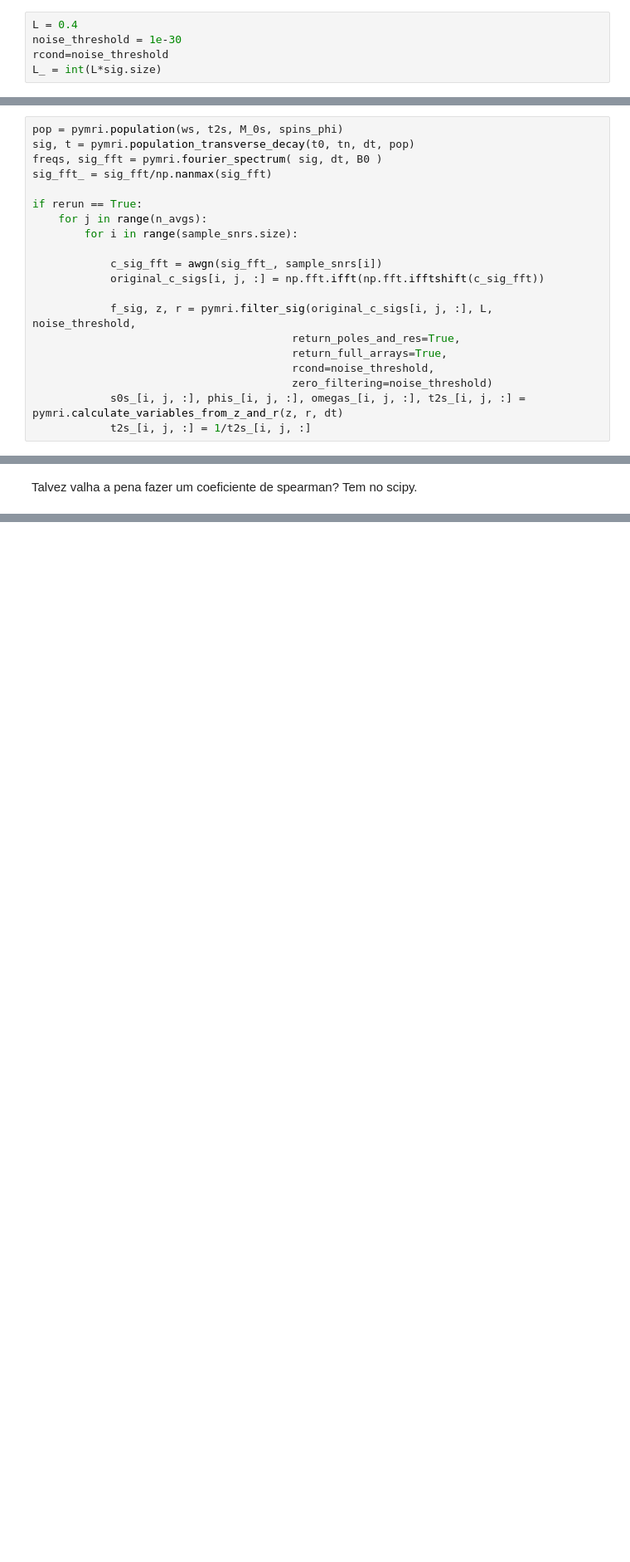
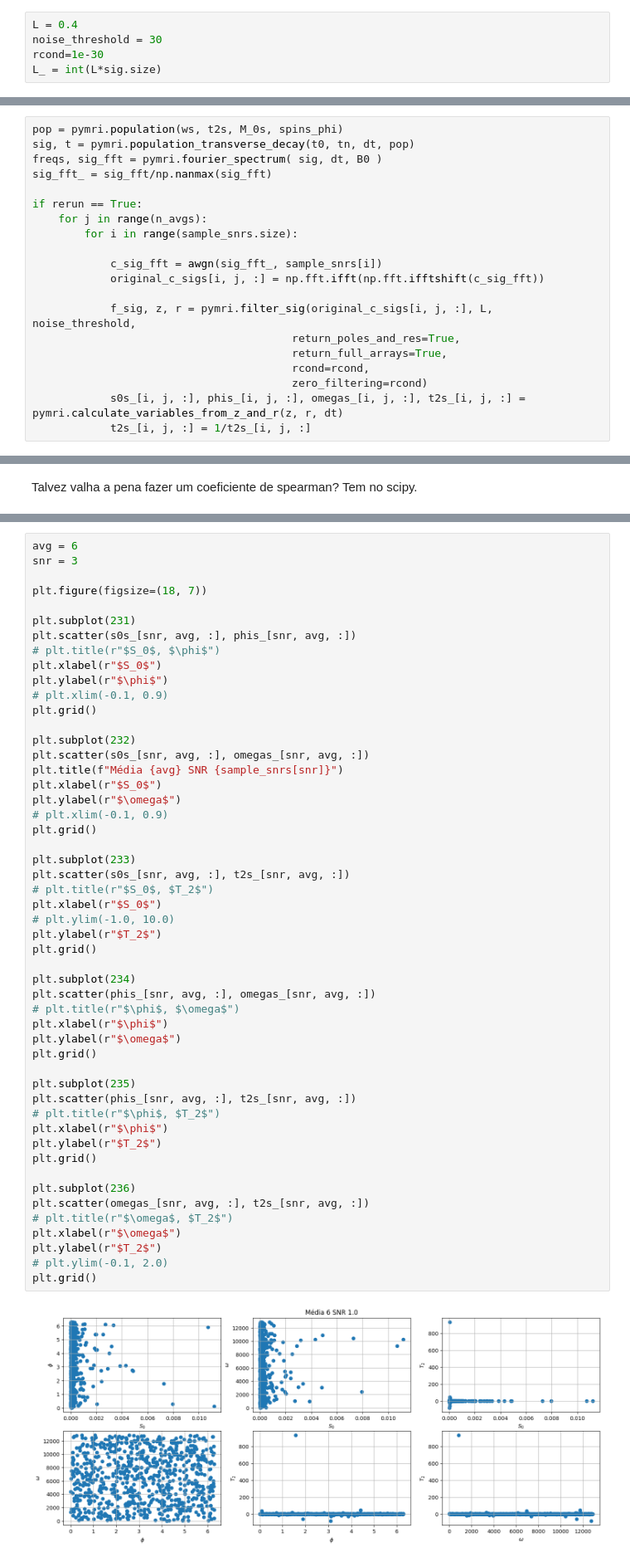
Before and after one commit to JoaoDell/MRI-study, a Jupyter notebook: examples/MPM/variables_correlation.ipynb, the cells around one changed output, grey strips where cells are left out. Shown at 83% size. Saved outputs shown, nothing was run; the diff lists cells and outputs as text; blank space fills up the shorter version.

```diff
--- a/examples/MPM/variables_correlation.ipynb
+++ b/examples/MPM/variables_correlation.ipynb
@@ -38,8 +38,8 @@ pymri.plot_chem_shifts(freqs, sig_fft, 1.0)
 [figure]
 # %%
 L = 0.4
-noise_threshold = 1e-30
-rcond=noise_threshold
+noise_threshold = 30
+rcond=1e-30
 L_ = int(L*sig.size)
 # %%
 sample_snrs = np.array([0.25, 0.50, 0.75, 1.0, 2.5, 5.0, 10.0, 25.0, 50.0, 75.0, 100.0])
@@ -69,8 +69,8 @@ if rerun == True:
             f_sig, z, r = pymri.filter_sig(original_c_sigs[i, j, :], L, noise_threshold,
                                         return_poles_and_res=True,
                                         return_full_arrays=True,
-                                        rcond=noise_threshold,
-                                        zero_filtering=noise_threshold)
+                                        rcond=rcond,
+                                        zero_filtering=rcond)
             s0s_[i, j, :], phis_[i, j, :], omegas_[i, j, :], t2s_[i, j, :] = pymri.calculate_variables_from_z_and_r(z, r, dt)
             t2s_[i, j, :] = 1/t2s_[i, j, :]
 # %%
@@ -244,0 +247,53 @@ Talvez valha a pena fazer um coeficiente de spearman? Tem no scipy.
+# %%
+avg = 6
+snr = 3
+
+plt.figure(figsize=(18, 7))
+
+plt.subplot(231)
+plt.scatter(s0s_[snr, avg, :], phis_[snr, avg, :])
+# plt.title(r"$S_0$, $\phi$")
+plt.xlabel(r"$S_0$")
+plt.ylabel(r"$\phi$")
+# plt.xlim(-0.1, 0.9)
+plt.grid()
+
+plt.subplot(232)
+plt.scatter(s0s_[snr, avg, :], omegas_[snr, avg, :])
+plt.title(f"Média {avg} SNR {sample_snrs[snr]}")
+plt.xlabel(r"$S_0$")
+plt.ylabel(r"$\omega$")
+# plt.xlim(-0.1, 0.9)
+plt.grid()
+
+plt.subplot(233)
+plt.scatter(s0s_[snr, avg, :], t2s_[snr, avg, :])
+# plt.title(r"$S_0$, $T_2$")
+plt.xlabel(r"$S_0$")
+# plt.ylim(-1.0, 10.0)
+plt.ylabel(r"$T_2$")
+plt.grid()
+
+plt.subplot(234)
+plt.scatter(phis_[snr, avg, :], omegas_[snr, avg, :])
+# plt.title(r"$\phi$, $\omega$")
+plt.xlabel(r"$\phi$")
+plt.ylabel(r"$\omega$")
+plt.grid()
+
+plt.subplot(235)
+plt.scatter(phis_[snr, avg, :], t2s_[snr, avg, :])
+# plt.title(r"$\phi$, $T_2$")
+plt.xlabel(r"$\phi$")
+plt.ylabel(r"$T_2$")
+plt.grid()
+
+plt.subplot(236)
+plt.scatter(omegas_[snr, avg, :], t2s_[snr, avg, :])
+# plt.title(r"$\omega$, $T_2$")
+plt.xlabel(r"$\omega$")
+plt.ylabel(r"$T_2$")
+# plt.ylim(-0.1, 2.0)
+plt.grid()
+# %% [output]
+[figure, added]
```
Also changed, not shown: parts of 1 cell of this notebook, 50 other files.
